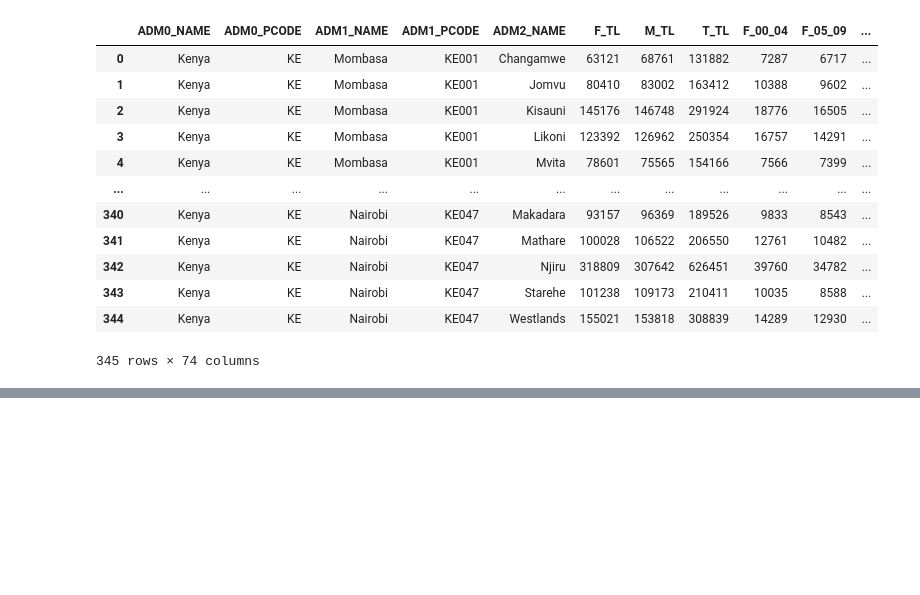
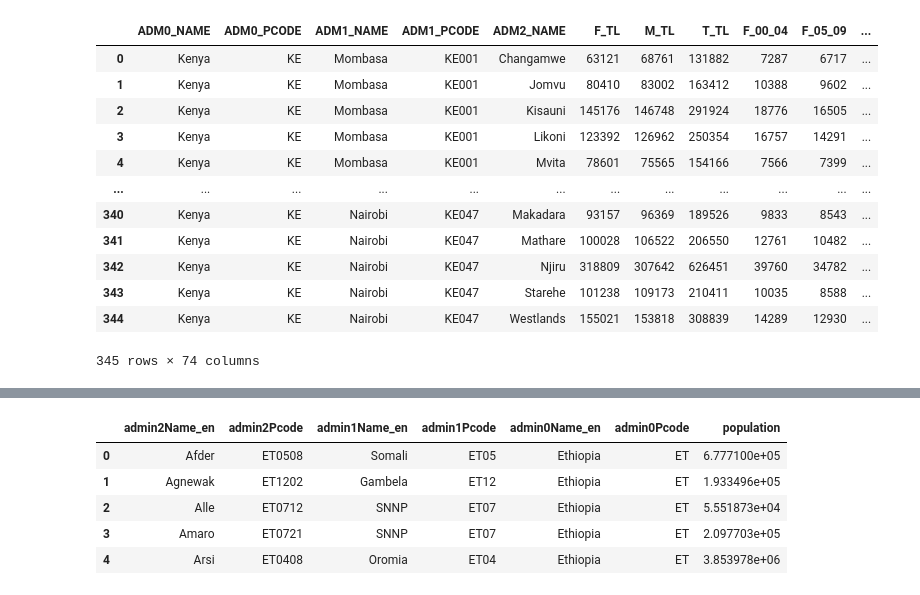
Before and after one commit to halim-jun/subnational_price_prediction, a Jupyter notebook: src/notebook/v2_subnational_analysis.ipynb, the cells around one changed output, grey strips where cells are left out. Saved outputs shown, nothing was run; the diff lists cells and outputs as text; code cells hidden in the pictures; blank space fills up the shorter version.

Commit message:
update population, clean repo

```diff
--- a/src/notebook/v2_subnational_analysis.ipynb
+++ b/src/notebook/v2_subnational_analysis.ipynb
@@ -69,0 +89,32 @@ ken_pop_boundary
+# %%
+import pandas as pd
+
+# 파일 경로
+file_path = '../../data/population/eth_admpop_2023.xlsx'
+
+# Dataframe 로드 (Admin2 시트)
+df = pd.read_excel(file_path, sheet_name='ETH_admpop_adm2_2023')
+
+# 필요한 컬럼만 선택 (Metadata + Population)
+target_cols = [
+    'admin2Name_en', 'admin2Pcode',
+    'admin1Name_en', 'admin1Pcode',
+    'admin0Name_en', 'admin0Pcode',
+    'Total'
+]
+df = df[target_cols]
+
+# Admin2 별로 Total 인구 합계 (이미 Admin2 단위 시트면 sum 불필요하지만 안전하게)
+df_pop = df.groupby(target_cols[:-1])['Total'].sum().reset_index()
+
+# 컬럼명 변경 (Total -> population)
+df_pop.rename(columns={'Total': 'population'}, inplace=True)
+
+df_pop.head()
+# %% [output]
+|  | admin2Name_en | admin2Pcode | admin1Name_en | admin1Pcode | admin0Name_en | admin0Pcode | population |
+| 0 | Afder | ET0508 | Somali | ET05 | Ethiopia | ET | 6.777100e+05 |
+| 1 | Agnewak | ET1202 | Gambela | ET12 | Ethiopia | ET | 1.933496e+05 |
+| 2 | Alle | ET0712 | SNNP | ET07 | Ethiopia | ET | 5.551873e+04 |
+| 3 | Amaro | ET0721 | SNNP | ET07 | Ethiopia | ET | 2.097703e+05 |
+| 4 | Arsi | ET0408 | Oromia | ET04 | Ethiopia | ET | 3.853978e+06 |
```
Also changed, not shown: parts of 17 cells of this notebook, 34 other files.
